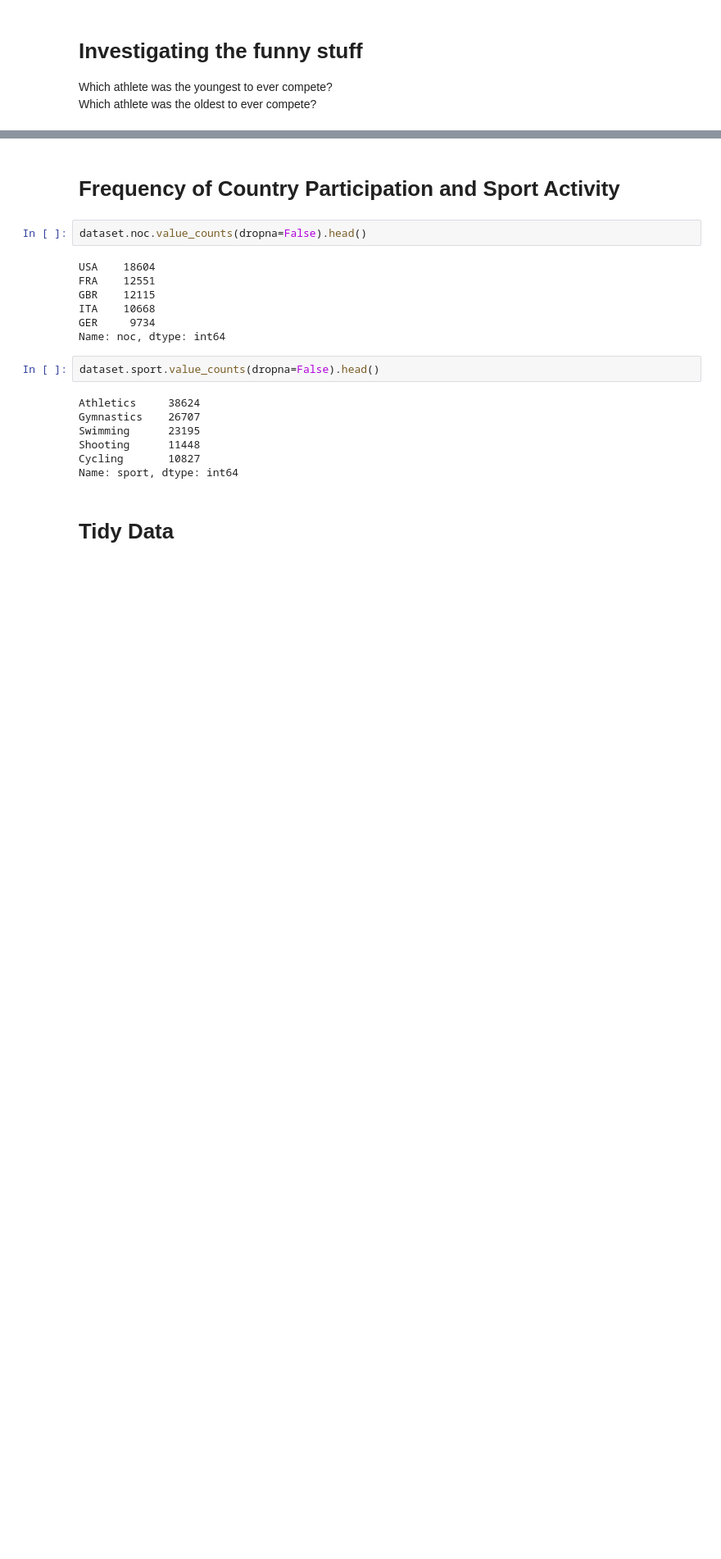
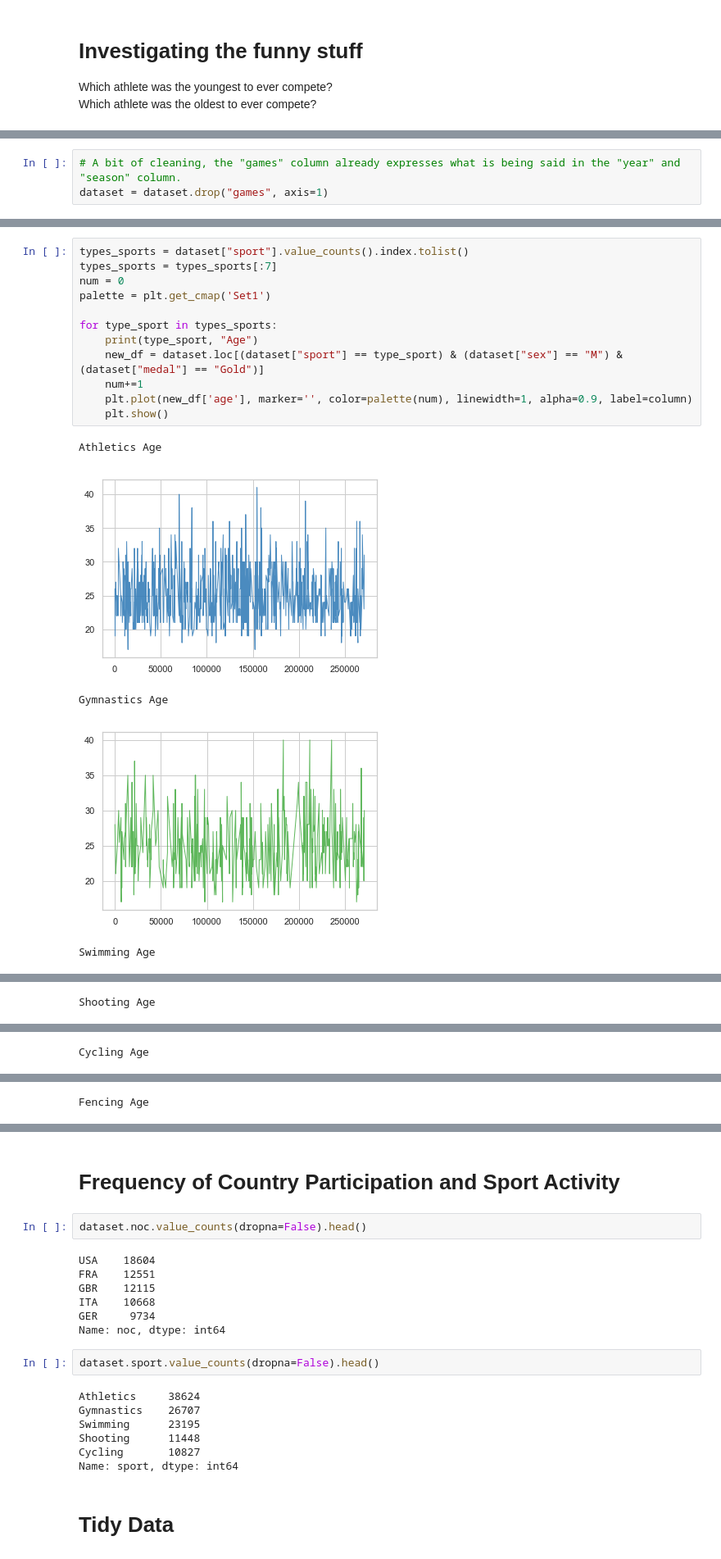
Before and after one commit to pars3c/olympics-analysis, a Jupyter notebook: Olympic Games Analysis.ipynb, the cells around one changed output, grey strips where cells are left out. Shown: that part at 82% size. Cells and saved outputs as stored; diff of their text form; blank space fills up the shorter version.

```diff
--- a/Olympic Games Analysis.ipynb
+++ b/Olympic Games Analysis.ipynb
@@ -300,0 +355,3 @@ youngest_athletes.head(1)
+# %%
+# A bit of cleaning, the "games" column already expresses what is being said in the "year" and "season" column.
+dataset = dataset.drop("games", axis=1)
@@ -300,0 +381,18 @@ youngest_athletes.head(1)
+# %%
+types_sports = dataset["sport"].value_counts().index.tolist()
+types_sports = types_sports[:7]
+num = 0
+palette = plt.get_cmap('Set1')
+
+for type_sport in types_sports:
+    print(type_sport, "Age")
+    new_df = dataset.loc[(dataset["sport"] == type_sport) & (dataset["sex"] == "M") & (dataset["medal"] == "Gold")]
+    num+=1
+    plt.plot(new_df['age'], marker='', color=palette(num), linewidth=1, alpha=0.9, label=column)
+    plt.show()
+# %% [output]
+Athletics Age
+[figure, added]
+Gymnastics Age
+[figure, added]
+Swimming Age
@@ -300,0 +400 @@ youngest_athletes.head(1)
+Shooting Age
@@ -300,0 +402 @@ youngest_athletes.head(1)
+Cycling Age
@@ -300,0 +404 @@ youngest_athletes.head(1)
+Fencing Age
```
Also changed, not shown: parts of 17 cells of this notebook, 2 other files.
